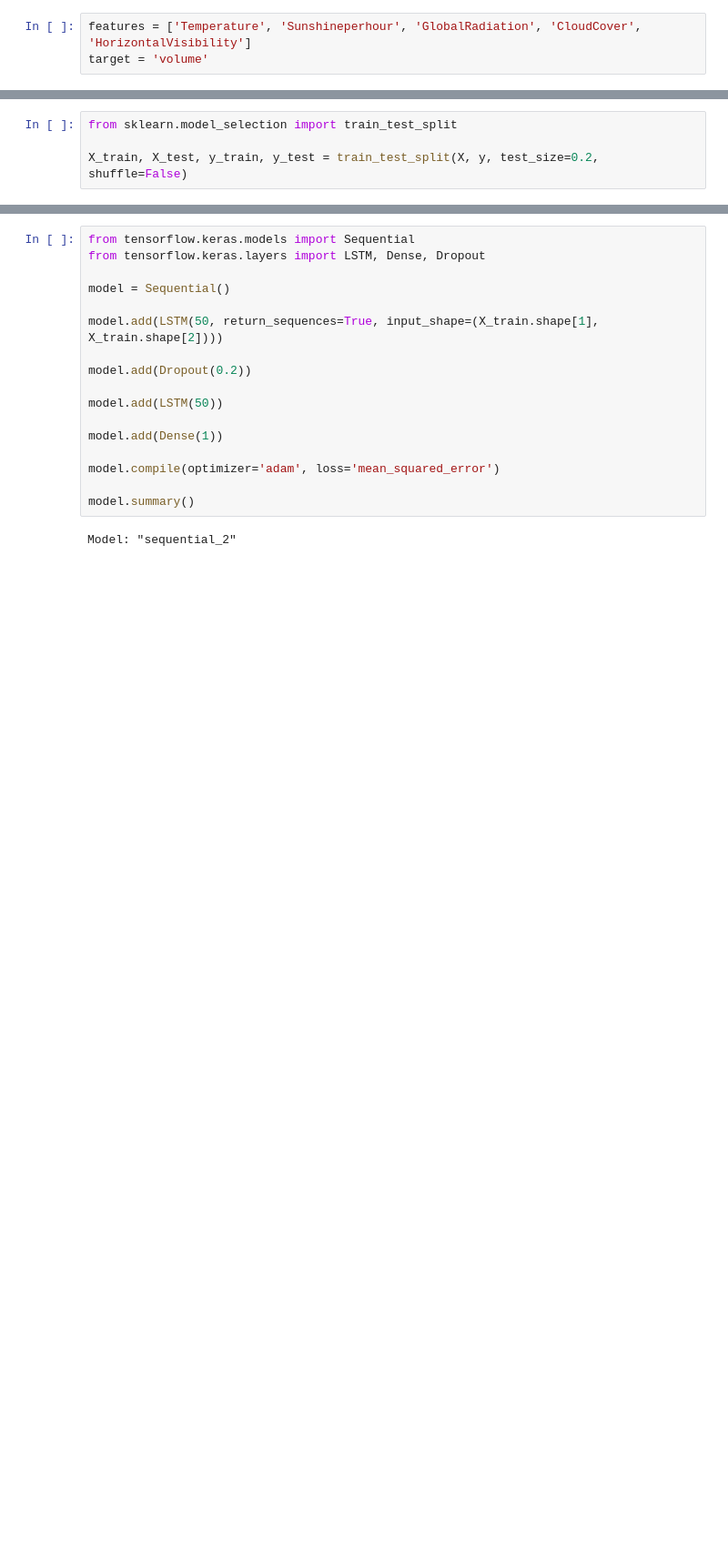
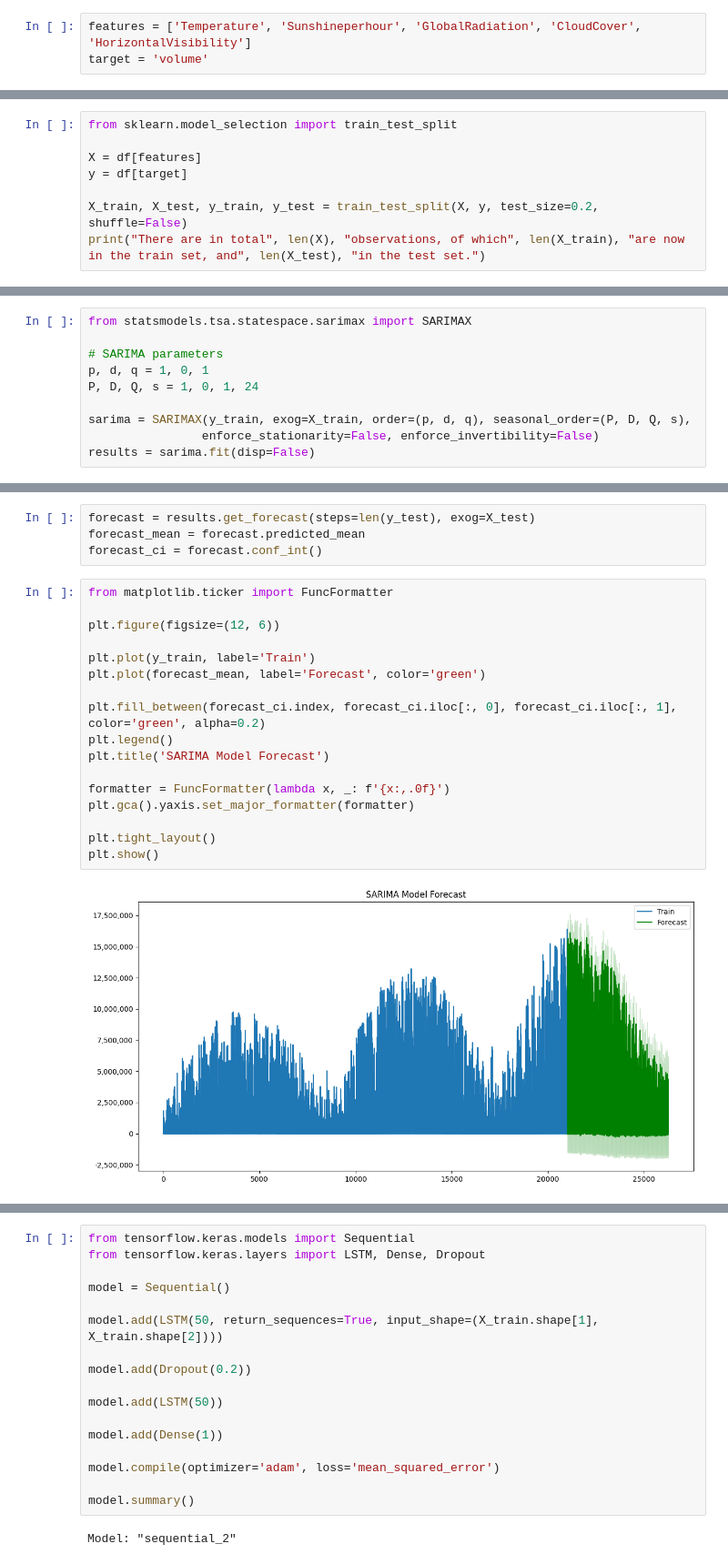
Before and after one commit to estherw66/EnergieOpwek, a Jupyter notebook: models/SolarEnergyPrediction.ipynb, the cells around one changed output, grey strips where cells are left out. Shown at 91% size. Drawn from its saved outputs; the diff is of its cells as text; blank space fills up the shorter version.

```diff
--- a/models/SolarEnergyPrediction.ipynb
+++ b/models/SolarEnergyPrediction.ipynb
@@ -79,4 +102,8 @@ y = np.array(y)
 # %%
 from sklearn.model_selection import train_test_split
 
+X = df[features]
+y = df[target]
+
 X_train, X_test, y_train, y_test = train_test_split(X, y, test_size=0.2, shuffle=False)
+print("There are in total", len(X), "observations, of which", len(X_train), "are now in the train set, and", len(X_test), "in the test set.")
@@ -82,0 +151,10 @@ X_train, X_test, y_train, y_test = train_test_split(X, y, test_size=0.2, shuffle
+# %%
+from statsmodels.tsa.statespace.sarimax import SARIMAX
+
+# SARIMA parameters
+p, d, q = 1, 0, 1
+P, D, Q, s = 1, 0, 1, 24
+
+sarima = SARIMAX(y_train, exog=X_train, order=(p, d, q), seasonal_order=(P, D, Q, s),
+                enforce_stationarity=False, enforce_invertibility=False)
+results = sarima.fit(disp=False)
@@ -82,0 +163,23 @@ X_train, X_test, y_train, y_test = train_test_split(X, y, test_size=0.2, shuffle
+# %%
+forecast = results.get_forecast(steps=len(y_test), exog=X_test)
+forecast_mean = forecast.predicted_mean
+forecast_ci = forecast.conf_int()
+# %%
+from matplotlib.ticker import FuncFormatter
+
+plt.figure(figsize=(12, 6))
+
+plt.plot(y_train, label='Train')
+plt.plot(forecast_mean, label='Forecast', color='green')
+
+plt.fill_between(forecast_ci.index, forecast_ci.iloc[:, 0], forecast_ci.iloc[:, 1], color='green', alpha=0.2)
+plt.legend()
+plt.title('SARIMA Model Forecast')
+
+formatter = FuncFormatter(lambda x, _: f'{x:,.0f}')
+plt.gca().yaxis.set_major_formatter(formatter)
+
+plt.tight_layout()
+plt.show()
+# %% [output]
+[figure, added]
```
Also changed, not shown: parts of 45 cells of this notebook.
